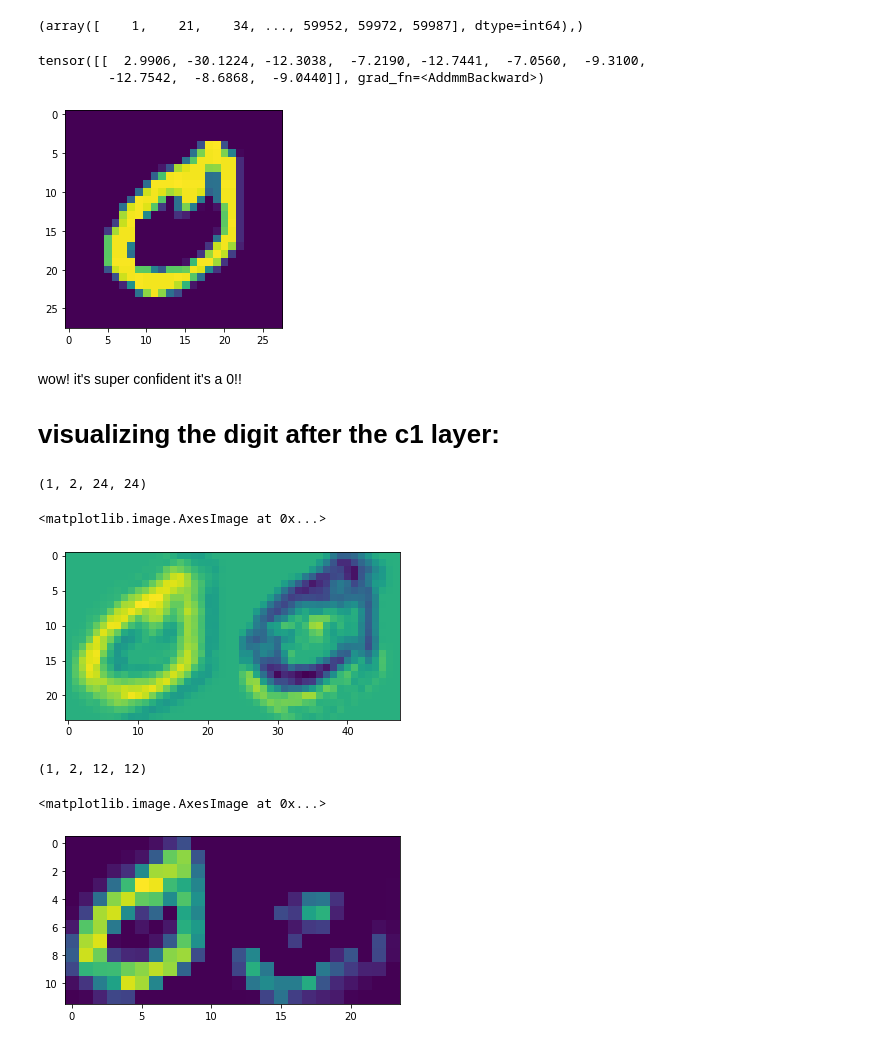
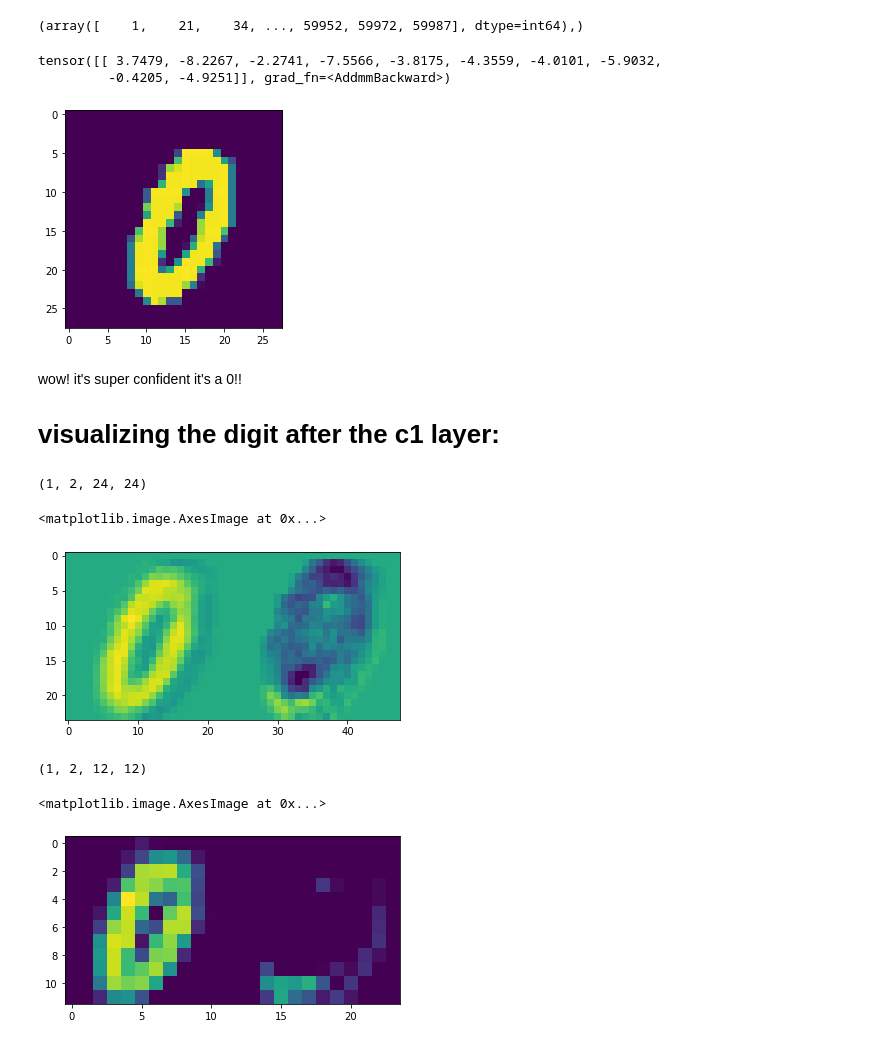
Before and after one commit to seangao14/mnist-cnn-visualizer, a Jupyter notebook: playground.ipynb, the cells around one changed output. Saved outputs shown, nothing was run; the diff lists cells and outputs as text; code cells hidden in the pictures.

```diff
--- a/playground.ipynb
+++ b/playground.ipynb
@@ -83,13 +83,13 @@ zero_loc
 (array([    1,    21,    34, ..., 59952, 59972, 59987], dtype=int64),)
 # %%
 # see if the convnet identifies the first 0 correctly
-zero = X_test[21].view(-1,1,28,28)
+zero = X_test[34].view(-1,1,28,28)
 plt.imshow(zero[0][0])
 print(model(zero))
 # %% [output]
-tensor([[  2.9906, -30.1224, -12.3038,  -7.2190, -12.7441,  -7.0560,  -9.3100,
-         -12.7542,  -8.6868,  -9.0440]], grad_fn=<AddmmBackward>)
+tensor([[ 3.7479, -8.2267, -2.2741, -7.5566, -3.8175, -4.3559, -4.0101, -5.9032,
+         -0.4205, -4.9251]], grad_fn=<AddmmBackward>)
-[figure, old version]
+[figure, new version]
 # %% [markdown]
 wow! it's super confident it's a 0!!
 # visualizing the digit after the c1 layer:
@@ -103,19 +103,19 @@ plt.imshow(c1_cat)
 # %% [output]
 (1, 2, 24, 24)
 <matplotlib.image.AxesImage at 0x...>
-[figure, old version]
+[figure, new version]
 # %%
 # visualizing maxpool2d on first layer:
 x_mp1 = F.max_pool2d(F.relu(x_c1), (2,2))
-mp1 = x.detach().numpy()
+mp1 = x_mp1.detach().numpy()
 print(mp1.shape)
 mp1 = mp1.reshape((2,12,12))
 mp1_cat = np.concatenate((mp1[:]), axis=1)
 plt.imshow(mp1_cat)
 # %% [output]
 (1, 2, 12, 12)
 <matplotlib.image.AxesImage at 0x...>
-[figure, old version]
+[figure, new version]
 # %%
 c2 = model.c2(x_mp1)
 c2 = c2.detach().numpy()
```
Also changed, not shown: parts of 1 cell of this notebook.
